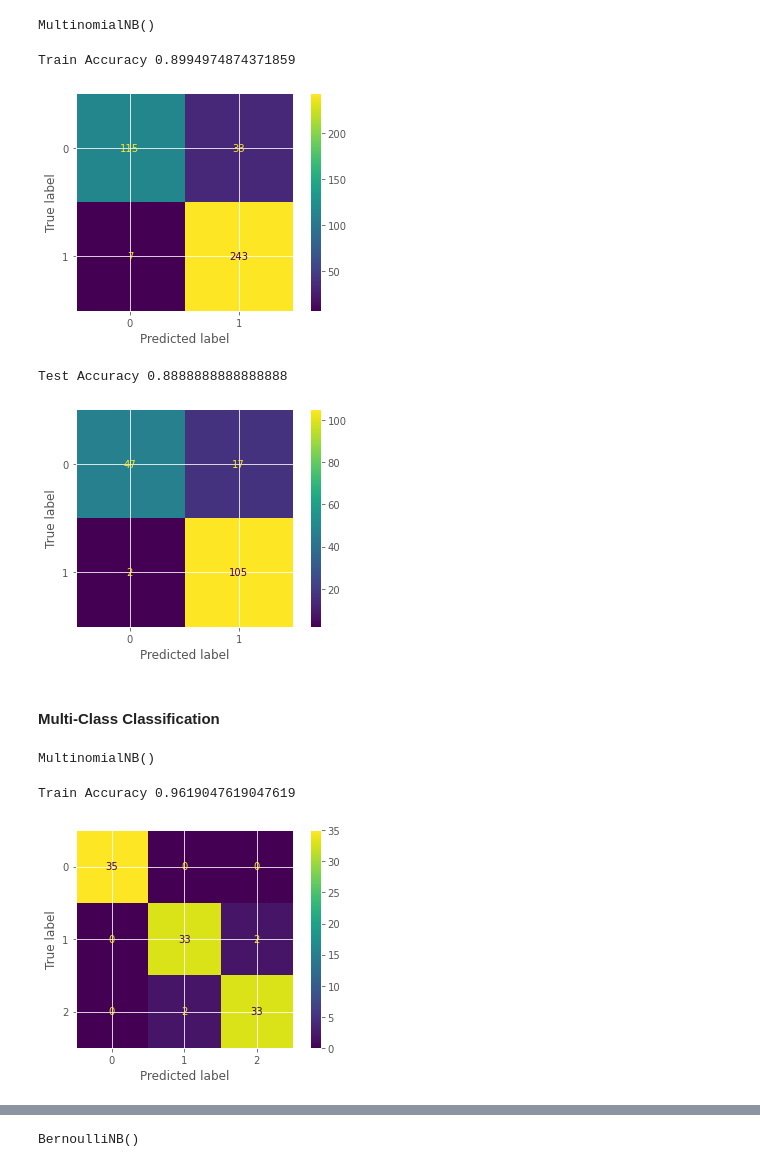
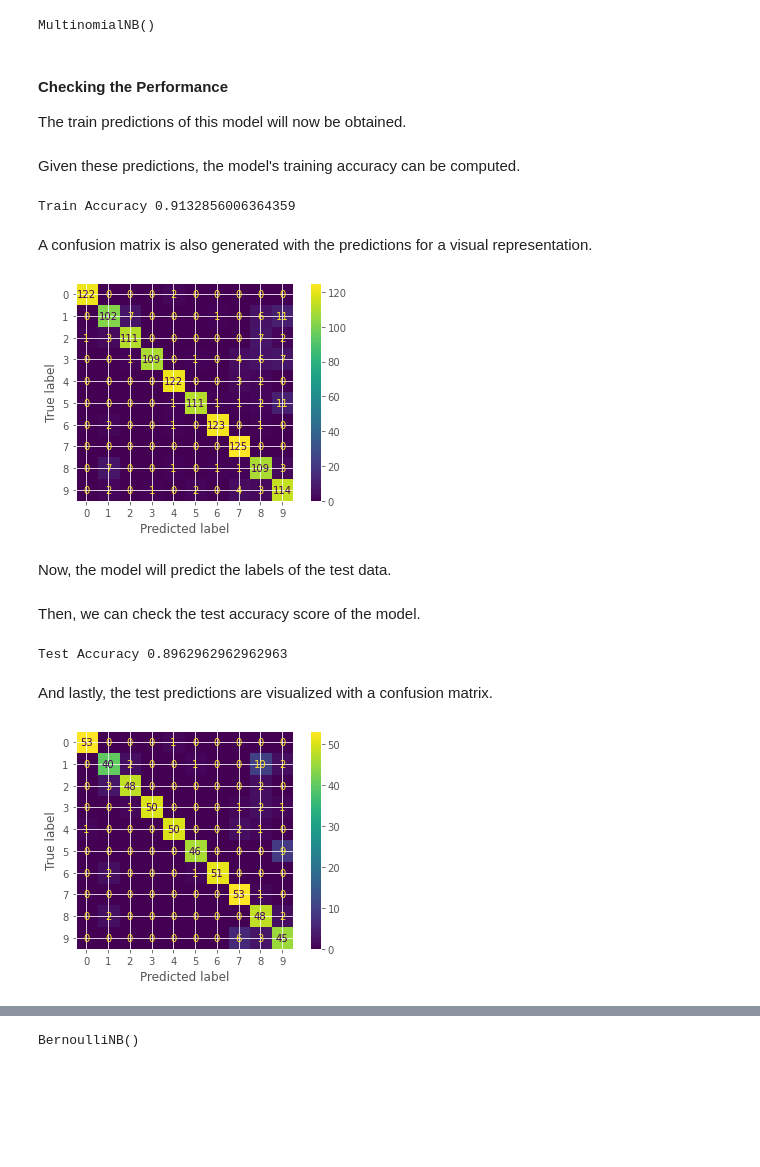
Before and after one commit to francheska-vicente/stintsy-naivebayes, a Jupyter notebook: lecture_notes.ipynb, the cells around one changed output, grey strips where cells are left out. Cells and saved outputs as stored; diff of their text form; code cells hidden in the pictures; blank space fills up the shorter version.

```diff
--- a/lecture_notes.ipynb
+++ b/lecture_notes.ipynb
@@ -189,0 +188,3 @@ To explore how we train a Multinomial Naive Bayes model, we will import sklearn'
+# %%
+X_digits = digits.values[:,:-1]
+y_digits = digits.values[:,-1].astype(int)
@@ -189,0 +193,2 @@ To explore how we train a Multinomial Naive Bayes model, we will import sklearn'
+# %%
+X_train_digits, X_test_digits, y_train_digits, y_test_digits = train_test_split(X_digits, y_digits, stratify=y_digits, test_size=0.3, random_state=8)
@@ -236,4 +206,7 @@ array([1, 0, 1, 1, 0, 1, 0, 1, 0, 1, 0, 1, 0, 0, 1, 1, 1, 1, 1, 0, 1, 1,
 # %%
-mnb.fit(X_train_bc, y_train_bc)
+mnb.fit(X_train_digits, y_train_digits)
 # %% [output]
 MultinomialNB()
+# %% [markdown]
+#### Checking the Performance
+The train predictions of this model will now be obtained.
@@ -240,33 +215,32 @@ MultinomialNB()
+# %% [markdown]
+Given these predictions, the model's training accuracy can be computed.
+# %%
+print('Train Accuracy', accuracy_score(y_train_digits, train_predictions_digits))
+# %% [output]
+Train Accuracy 0.9132856006364359
+# %% [markdown]
+A confusion matrix is also generated with the predictions for a visual representation.
 # %%
-train_predictions_bc = mnb.predict(X_train_bc)
-print('Train Accuracy', accuracy_score(y_train_bc, train_predictions_bc))
-cm = confusion_matrix(y_train_bc, train_predictions_bc, labels=mnb.classes_)
+cm = confusion_matrix(y_train_digits, train_predictions_digits, labels=mnb.classes_)
 ConfusionMatrixDisplay(confusion_matrix=cm, display_labels=mnb.classes_).plot()
 plt.show()
 # %% [output]
-Train Accuracy 0.8994974874371859
-[figure, old version]
+[figure, new version]
+# %% [markdown]
+Now, the model will predict the labels of the test data.
+# %%
+test_predictions_digits = mnb.predict(X_test_digits)
+# %% [markdown]
+Then, we can check the test accuracy score of the model.
+# %%
+print('Test Accuracy', accuracy_score(y_test_digits, test_predictions_digits))
+# %% [output]
+Test Accuracy 0.8962962962962963
+# %% [markdown]
+And lastly, the test predictions are visualized with a confusion matrix.
 # %%
-test_predictions_bc = mnb.predict(X_test_bc)
-print('Test Accuracy', accuracy_score(y_test_bc, test_predictions_bc))
-cm = confusion_matrix(y_test_bc, test_predictions_bc, labels=mnb.classes_)
+cm = confusion_matrix(y_test_digits, test_predictions_digits, labels=mnb.classes_)
 ConfusionMatrixDisplay(confusion_matrix=cm, display_labels=mnb.classes_).plot()
 plt.show()
 # %% [output]
-Test Accuracy 0.8888888888888888
-[figure, old version]
+[figure, new version]
-# %% [markdown]
-#### Multi-Class Classification
-# %%
-mnb.fit(X_train_iris, y_train_iris)
-# %% [output]
-MultinomialNB()
-# %%
-train_predictions_iris = mnb.predict(X_train_iris)
-print('Train Accuracy', accuracy_score(y_train_iris, train_predictions_iris))
-cm = confusion_matrix(y_train_iris, train_predictions_iris, labels=mnb.classes_)
-ConfusionMatrixDisplay(confusion_matrix=cm, display_labels=mnb.classes_).plot()
-plt.show()
-# %% [output]
-Train Accuracy 0.9619047619047619
-[figure, removed]
```
Also changed, not shown: parts of 111 cells of this notebook.
